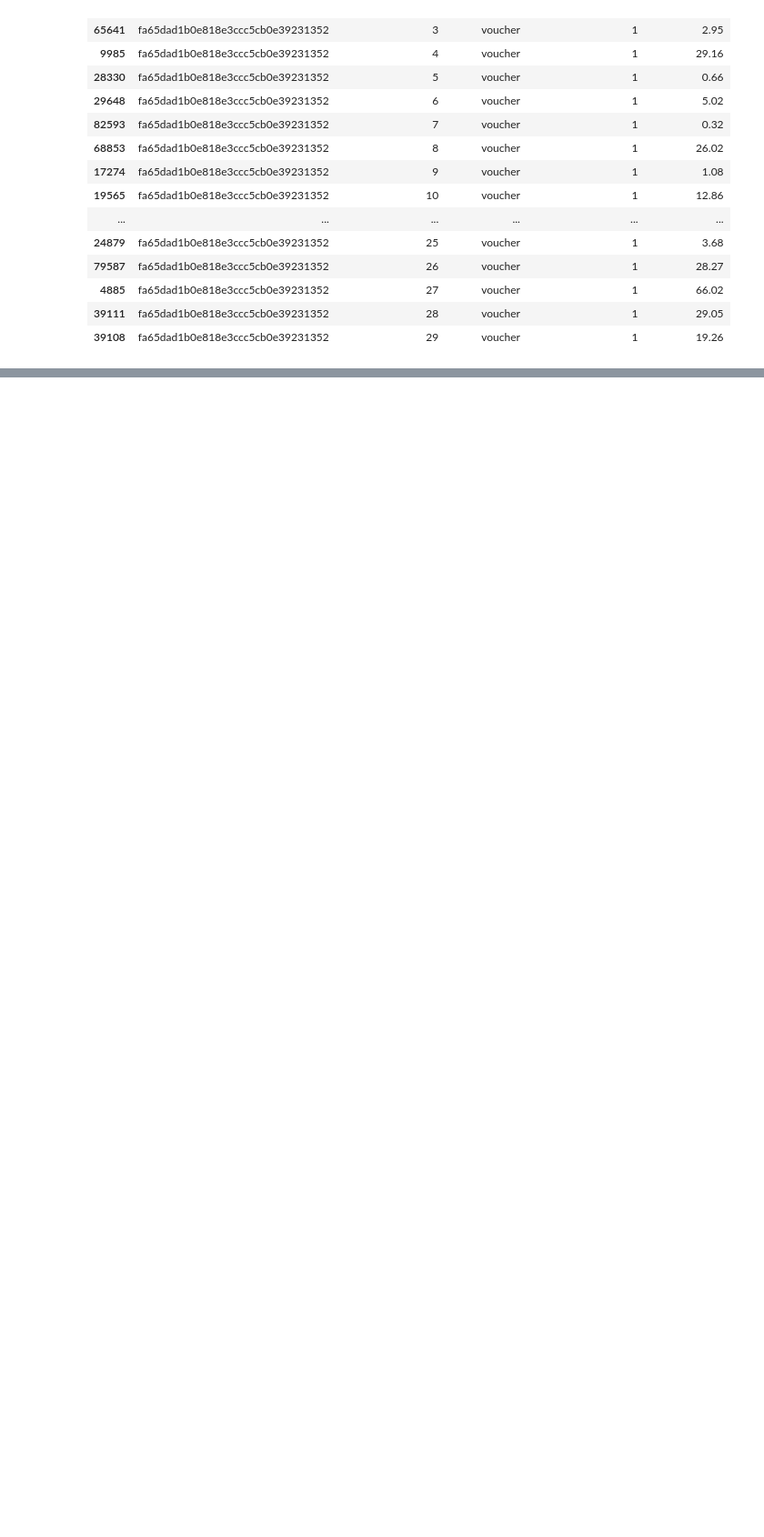
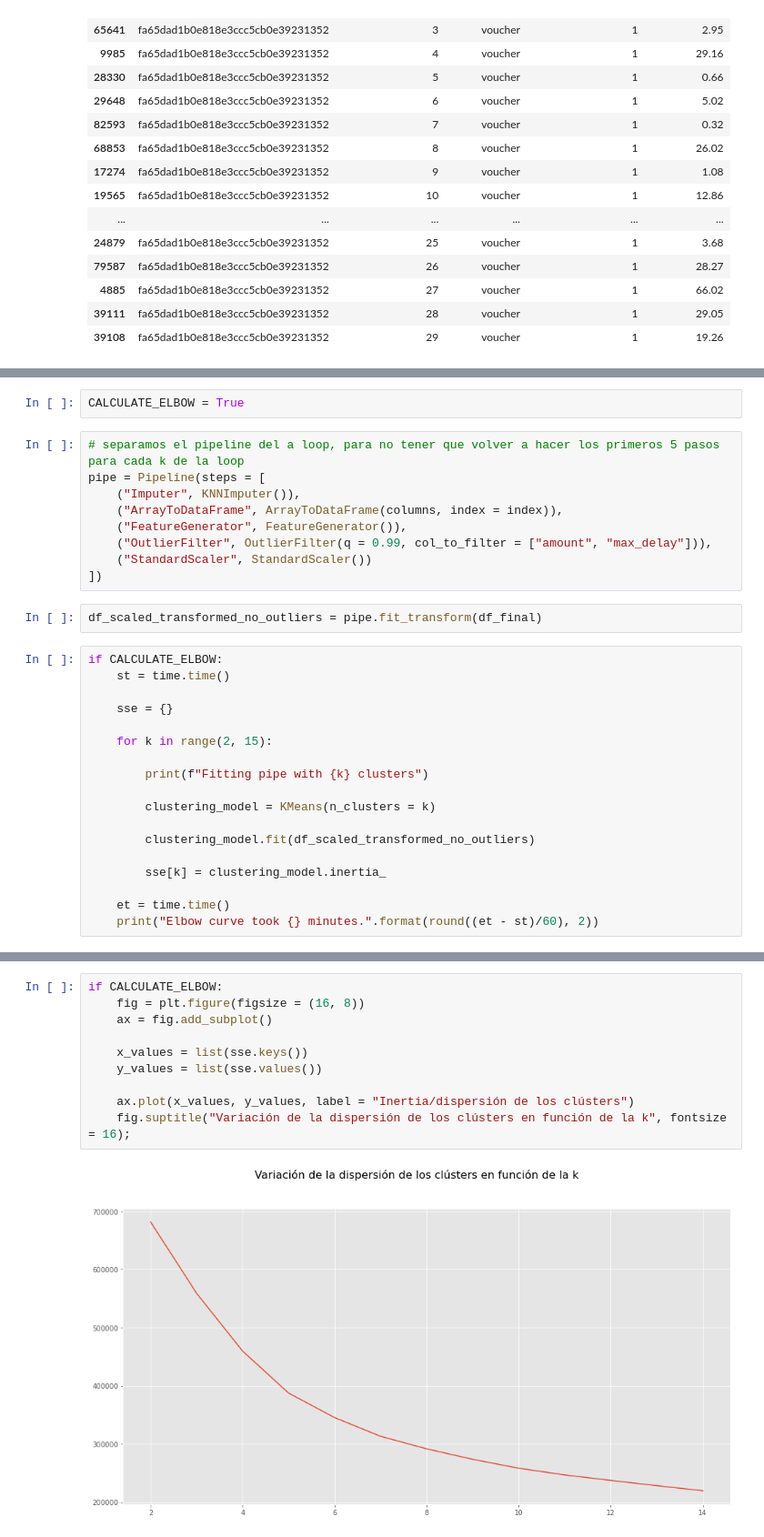
Before and after one commit to jgrau90/KMeans_Olist, a Jupyter notebook: Kmeans_with_pipeline.ipynb, the cells around one changed output, grey strips where cells are left out. Shown at 91% size. Saved outputs shown, nothing was run; the diff lists cells and outputs as text; blank space fills up the shorter version.

Commit message:
KMeans Done

```diff
--- a/Kmeans_with_pipeline.ipynb
+++ b/Kmeans_with_pipeline.ipynb
@@ -426,0 +1032,31 @@ payments_df.groupby('order_id').get_group((order_id_)).sort_values(by='payment_s
+# %%
+CALCULATE_ELBOW = True
+# %%
+# separamos el pipeline del a loop, para no tener que volver a hacer los primeros 5 pasos para cada k de la loop
+pipe = Pipeline(steps = [
+    ("Imputer", KNNImputer()),
+    ("ArrayToDataFrame", ArrayToDataFrame(columns, index = index)),
+    ("FeatureGenerator", FeatureGenerator()),
+    ("OutlierFilter", OutlierFilter(q = 0.99, col_to_filter = ["amount", "max_delay"])),
+    ("StandardScaler", StandardScaler())
+])
+# %%
+df_scaled_transformed_no_outliers = pipe.fit_transform(df_final)
+# %%
+if CALCULATE_ELBOW:
+    st = time.time()
+
+    sse = {}
+
+    for k in range(2, 15):
+
+        print(f"Fitting pipe with {k} clusters")
+
+        clustering_model = KMeans(n_clusters = k)
+
+        clustering_model.fit(df_scaled_transformed_no_outliers)
+
+        sse[k] = clustering_model.inertia_
+
+    et = time.time()
+    print("Elbow curve took {} minutes.".format(round((et - st)/60), 2))
@@ -426,0 +1113,12 @@ payments_df.groupby('order_id').get_group((order_id_)).sort_values(by='payment_s
+# %%
+if CALCULATE_ELBOW:
+    fig = plt.figure(figsize = (16, 8))
+    ax = fig.add_subplot()
+
+    x_values = list(sse.keys())
+    y_values = list(sse.values())
+
+    ax.plot(x_values, y_values, label = "Inertia/dispersión de los clústers")
+    fig.suptitle("Variación de la dispersión de los clústers en función de la k", fontsize = 16);
+# %% [output]
+[figure, added]
```
Also changed, not shown: parts of 95 cells of this notebook.
